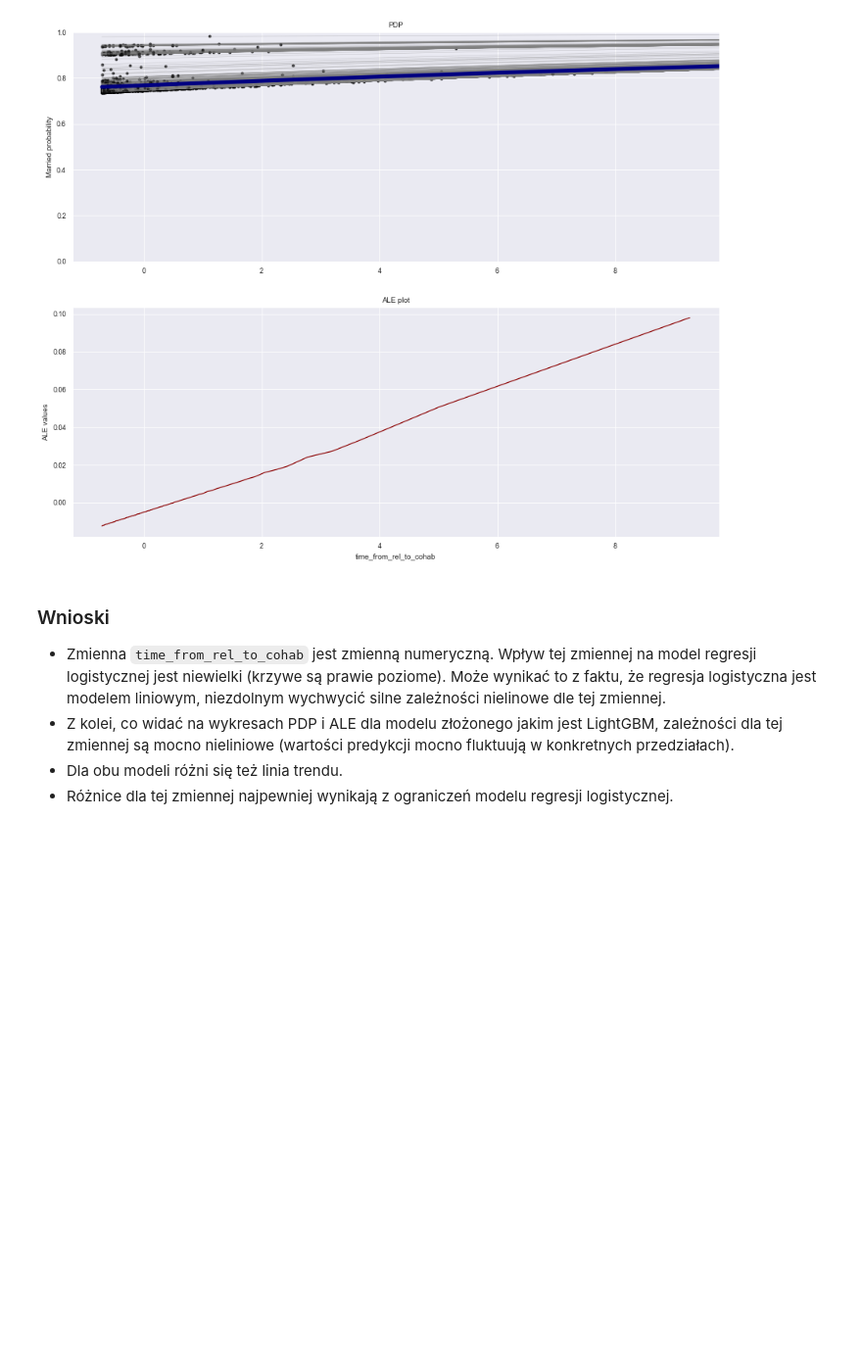
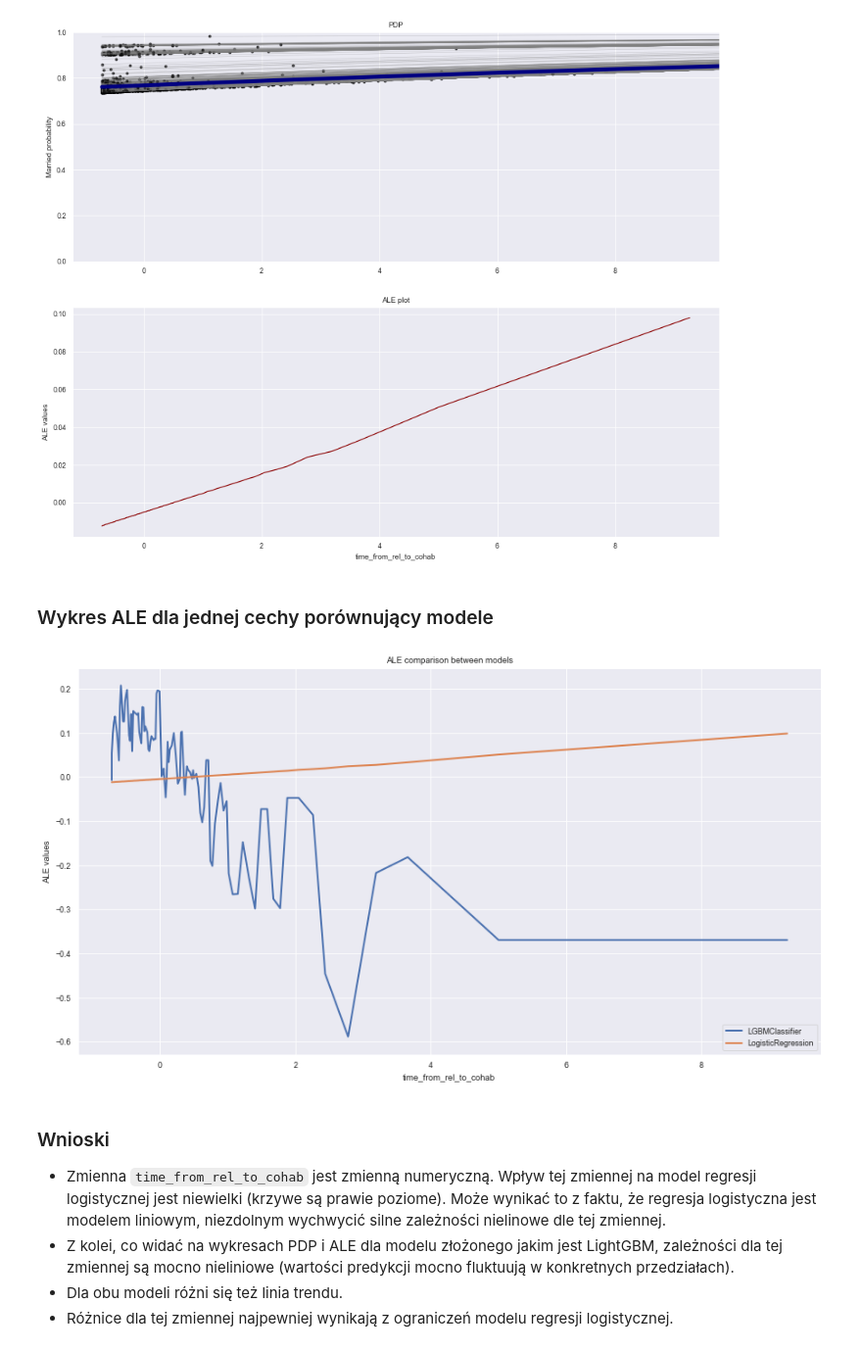
Before and after one commit to pbiecek/InterpretableMachineLearning2018S, a Jupyter notebook: PraceDomowe/PD5/CelejWojciech_pd5.ipynb, the cells around one changed output. Shown: that part at 98% size. Cells and saved outputs as stored; diff of their text form; code cells hidden in the pictures; blank space fills up the shorter version.

```diff
--- a/PraceDomowe/PD5/CelejWojciech_pd5.ipynb
+++ b/PraceDomowe/PD5/CelejWojciech_pd5.ipynb
@@ -274,7 +297,7 @@ def plot_dp(model, df, feature, nPoints, ax):
     ax.set_title("PDP")
     return x, y_cum
 # %%
-def plot_ale(model, df, feature, ax):
+def plot_ale(model, df, feature, ax, plot=True):
     quantile = df[feature].quantile(np.linspace(0.005, 1, 200))
     x_vect = []
     y_vect = []
@@ -329,9 +352,12 @@ def plot_ale(model, df, feature, ax):
     y_vect = np.array(y_vect)
     y_vect = y_vect.cumsum()
     y_vect = y_vect - y_vect.mean()
-    ax.plot(x_vect, y_vect, color="darkred")
-    ax.set_title("ALE plot")
-    ax.set_ylabel("ALE values")
+
+    if plot:
+        ax.plot(x_vect, y_vect, color="darkred")
+        ax.set_title("ALE plot")
+        ax.set_ylabel("ALE values")
+
     return x_vect, y_vect
 # %%
 def compare_plots(model, X, feature):
@@ -355,6 +381,25 @@ compare_plots(lgb_model, X, "time_from_rel_to_cohab")
 compare_plots(log_model, X, "time_from_rel_to_cohab")
 # %% [output]
 [figure]
+# %% [markdown]
+### Wykres ALE dla jednej cechy porównujący modele
+# %%
+def compare_ale(model1, model2, df, feature):
+    sns.set(rc={'figure.figsize':(15,8)})
+    sns.set_style("darkgrid")
+    sns.set_context("paper")
+    x1, y1 = plot_ale(model1, df, feature, ax=None, plot=False)
+    x2, y2 = plot_ale(model2, df, feature, ax=None, plot=False)
+    plt.plot(x1, y1, linewidth=2)
+    plt.plot(x2, y2, linewidth=2)
+    plt.title("ALE comparison between models")
+    plt.xlabel(feature)
+    plt.ylabel("ALE values")
+    plt.legend([type(model1).__name__, type(model2).__name__], loc='lower right')
+# %%
+compare_ale(lgb_model, log_model, X, "time_from_rel_to_cohab")
+# %% [output]
+[figure, added]
 # %% [markdown]
 ### Wnioski
 * Zmienna `time_from_rel_to_cohab` jest zmienną numeryczną. Wpływ tej zmiennej na model regresji logistycznej jest niewielki (krzywe są prawie poziome). Może wynikać to z faktu, że regresja logistyczna jest modelem  liniowym, niezdolnym wychwycić silne zależności nielinowe dle tej zmiennej.
```
Also changed, not shown: parts of 24 cells of this notebook.
